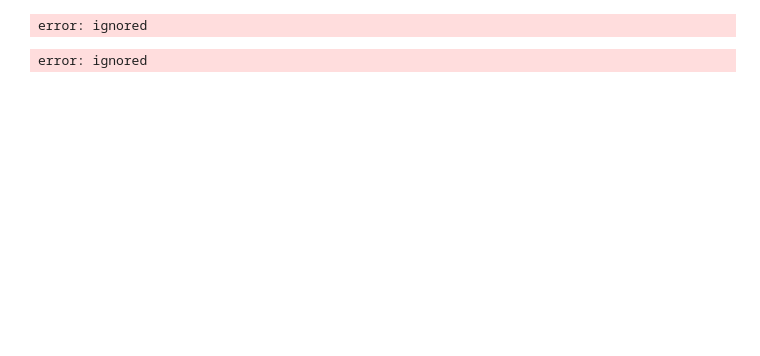
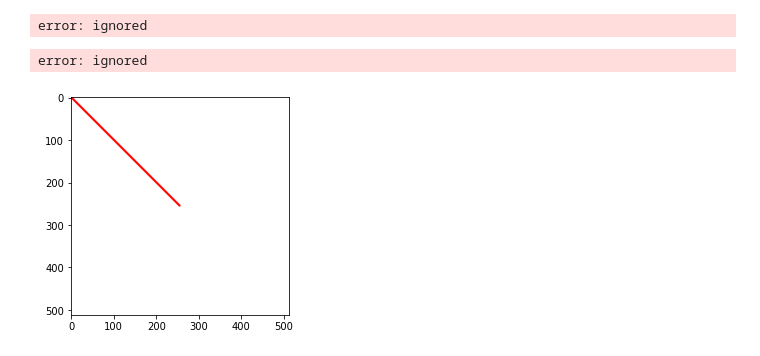
Before and after one commit to dongju12/numpy, a Jupyter notebook: openCV2.ipynb, the cells around one changed output. Saved outputs shown, nothing was run; the diff lists cells and outputs as text; code cells hidden in the pictures; blank space fills up the shorter version.

```diff
--- a/openCV2.ipynb
+++ b/openCV2.ipynb
@@ -74,0 +98,12 @@ error: ignored
+# %%
+import cv2
+import numpy as np
+import matplotlib.pyplot as plt
+
+image = np.full((512, 512, 3), 255, np.uint8)
+image = cv2.line(image, (0, 0), (255, 255), (255, 0, 0), 3)
+
+plt.imshow(image)
+plt.show()
+# %% [output]
+[figure, added]
```
Also changed, not shown: parts of 4 cells of this notebook.
